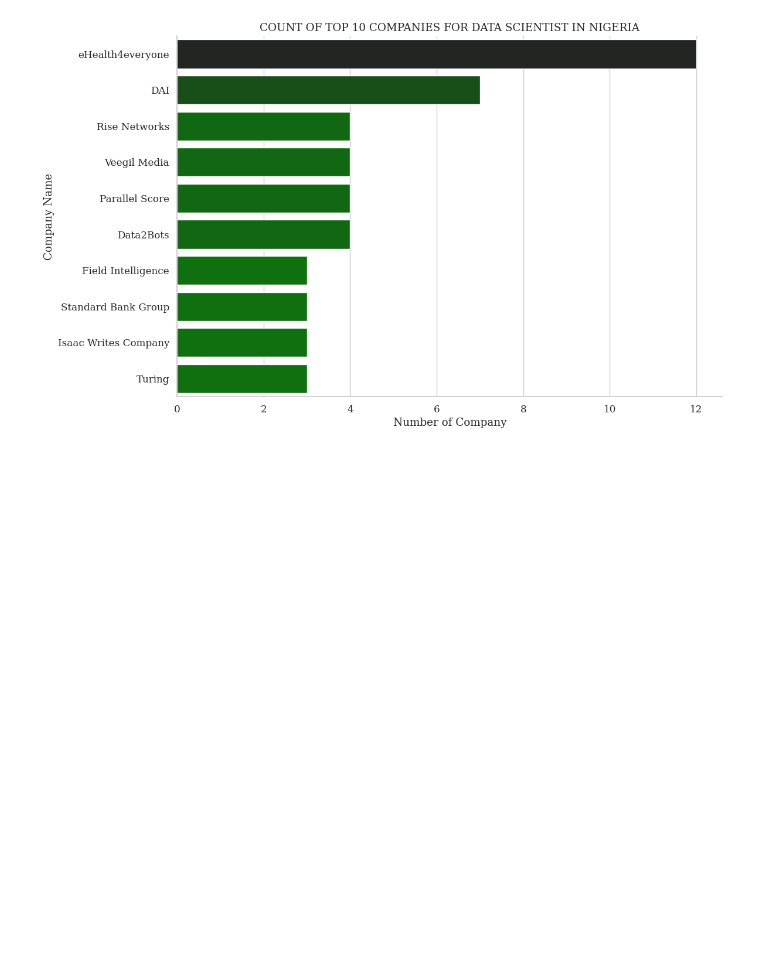
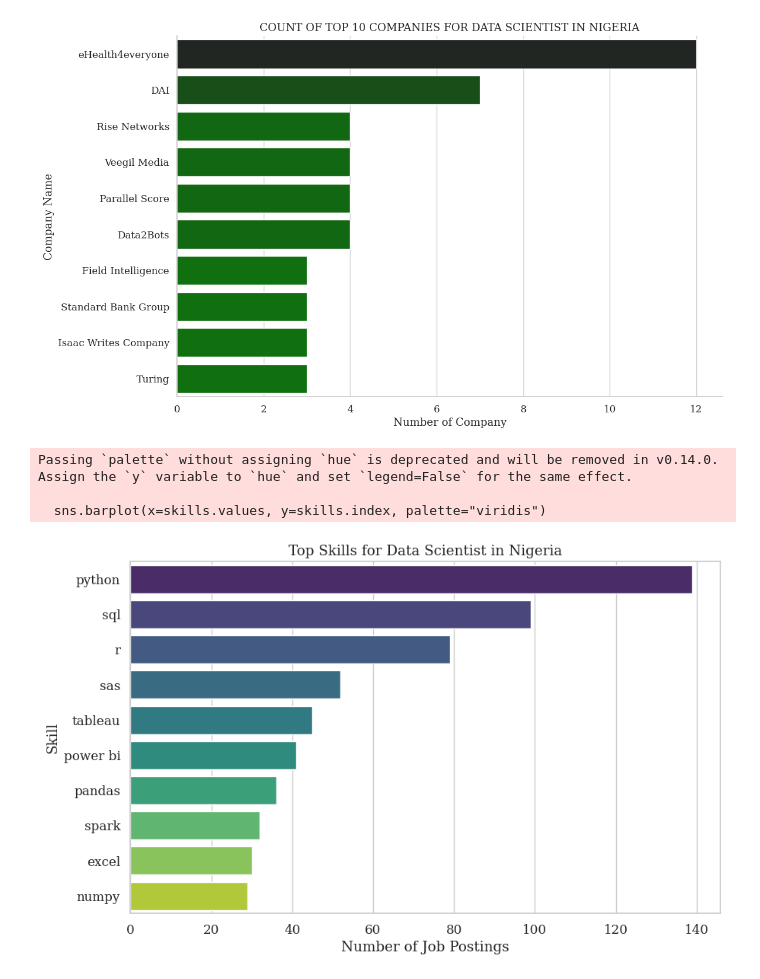
Before and after one commit to sanusishafii989/Data-Analysis-Projects, a Jupyter notebook: jupiter_Notebook/1-EDA_Data_Scientist_Jobs_in_Nigeria.ipynb, the cells around one changed output. Drawn from its saved outputs; the diff is of its cells as text; code cells hidden in the pictures; blank space fills up the shorter version.

Commit message:
Add EDA for Data Scientist Jobs in Nigeria and update README

```diff
--- a/jupiter_Notebook/1-EDA_Data_Scientist Jobs in Nigeria.ipynb
+++ b/jupiter_Notebook/1-EDA_Data_Scientist_Jobs_in_Nigeria.ipynb
@@ -60,3 +60,29 @@ plt.xlabel("Number of Company")
 plt.show()
 # %% [output]
 [figure]
+# %%
+
+top_roles = Nigeria_dataFrame_for_DTANLs['job_title_short'].value_counts().head(3).index
+
+for role in top_roles:
+    # Filter data for the current role
+    df_role = Nigeria_dataFrame_for_DTANLs[Nigeria_dataFrame_for_DTANLs['job_title_short'] == role]
+
+    # Explode the job_skills column to count individual skills
+    exploded_skills = df_role['job_skills'].explode()
+
+    # Count the occurrences of each skill
+    skills = exploded_skills.value_counts().head(10)
+
+    # Plot the top 10 skills for the current role
+    plt.figure(figsize=(10, 6))
+    sns.barplot(x=skills.values, y=skills.index, palette="viridis")
+    plt.title(f"Top Skills for {role} in Nigeria")
+    plt.xlabel("Number of Job Postings")
+    plt.ylabel("Skill")
+plt.show()
+# %% [output]
+Passing `palette` without assigning `hue` is deprecated and will be removed in v0.14.0. Assign the `y` variable to `hue` and set `legend=False` for the same effect.
+
+  sns.barplot(x=skills.values, y=skills.index, palette="viridis")
+[figure, added]
```
Also changed, not shown: parts of 1 cell of this notebook, 6 other files.
